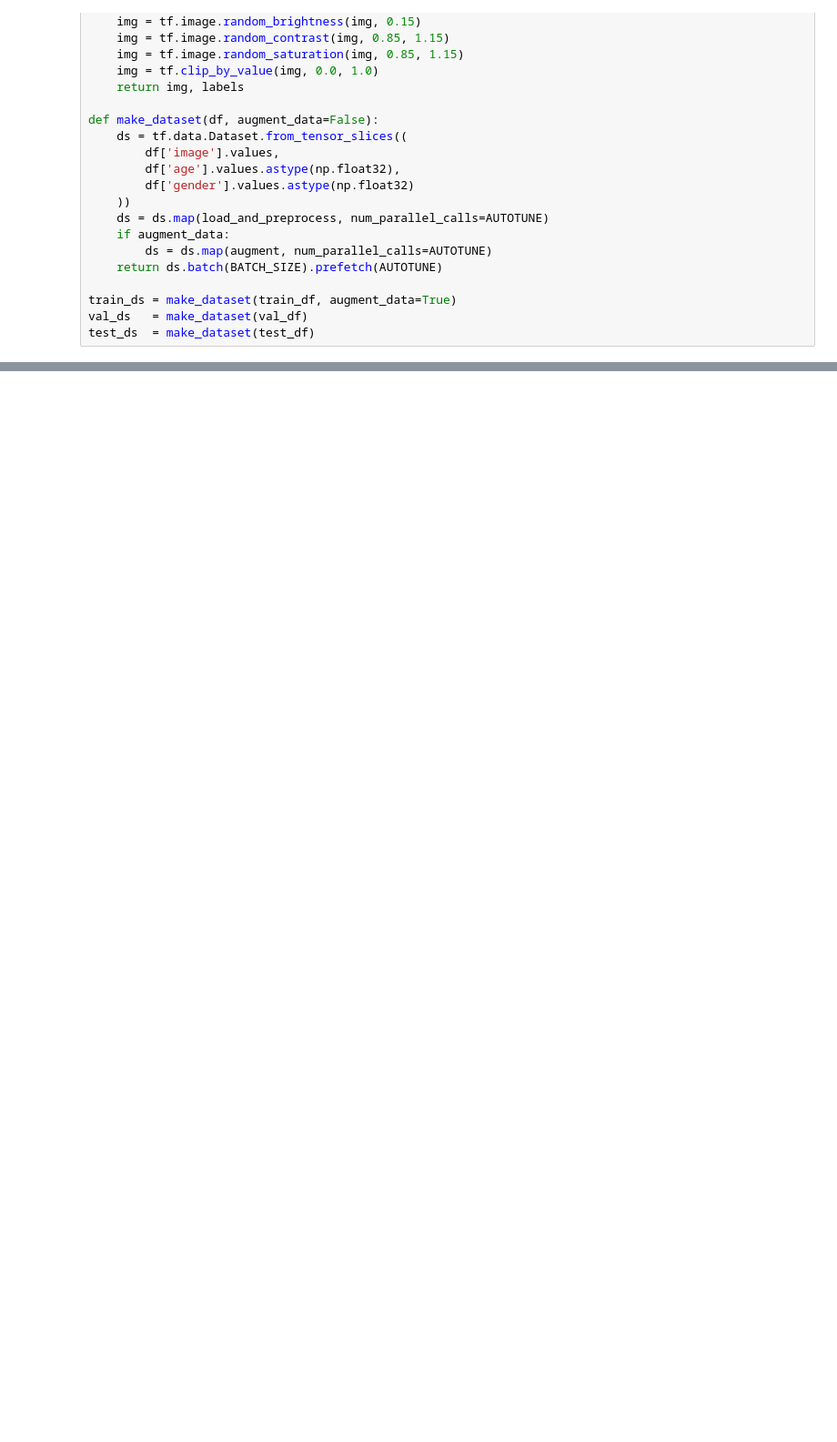
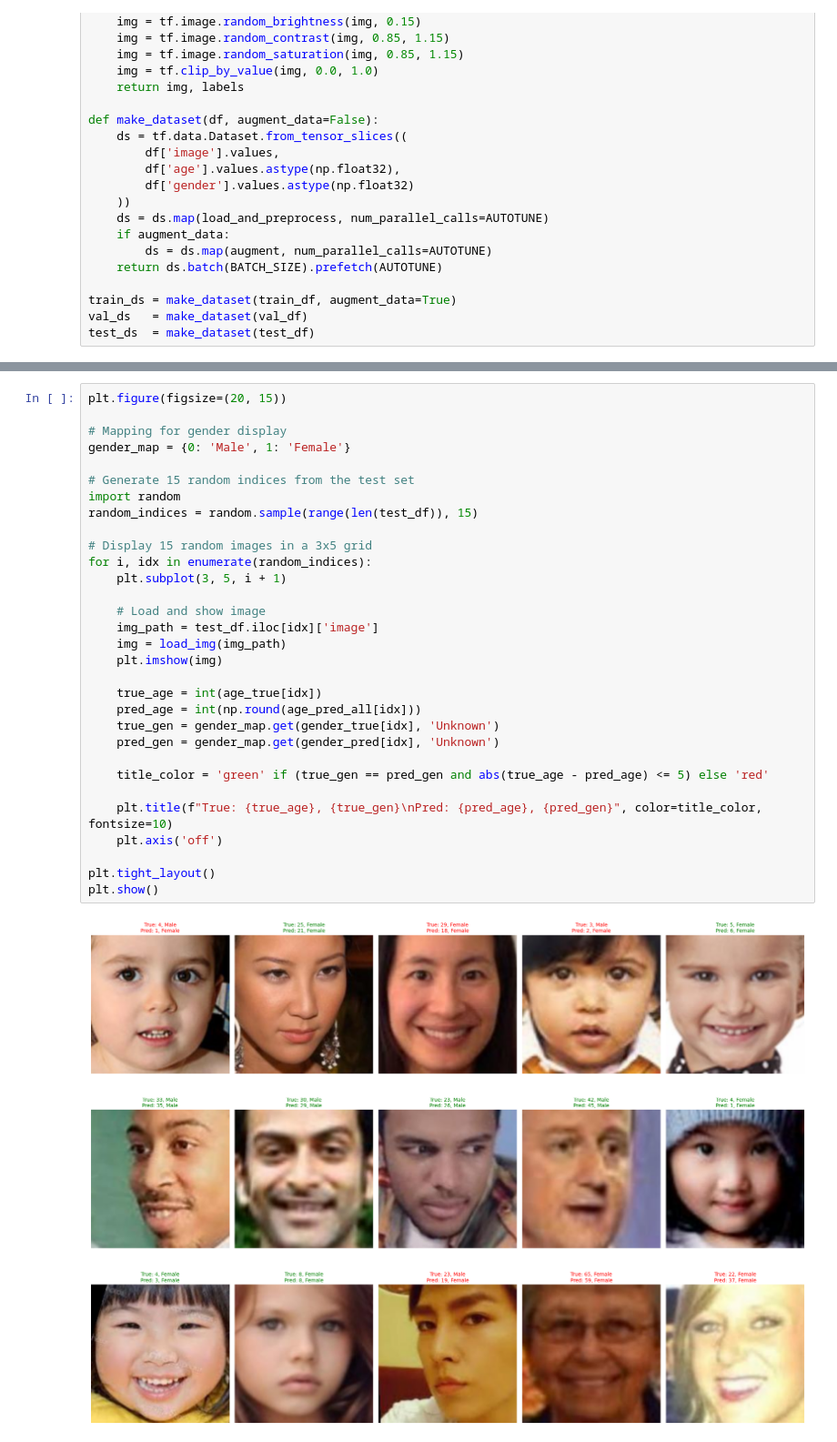
Before and after one commit to DiliniSew/Deep-Learning_Mini-Project, a Jupyter notebook: Copy_of_Notebook_gdesh.ipynb, the cells around one changed output, grey strips where cells are left out. Shown at 91% size. Cells and saved outputs as stored; diff of their text form; blank space fills up the shorter version.

```diff
--- a/Copy_of_Notebook_gdesh.ipynb
+++ b/Copy_of_Notebook_gdesh.ipynb
@@ -651,0 +601,33 @@ weighted avg       0.88      0.88      0.88      2487
+# %%
+plt.figure(figsize=(20, 15))
+
+# Mapping for gender display
+gender_map = {0: 'Male', 1: 'Female'}
+
+# Generate 15 random indices from the test set
+import random
+random_indices = random.sample(range(len(test_df)), 15)
+
+# Display 15 random images in a 3x5 grid
+for i, idx in enumerate(random_indices):
+    plt.subplot(3, 5, i + 1)
+
+    # Load and show image
+    img_path = test_df.iloc[idx]['image']
+    img = load_img(img_path)
+    plt.imshow(img)
+
+    true_age = int(age_true[idx])
+    pred_age = int(np.round(age_pred_all[idx]))
+    true_gen = gender_map.get(gender_true[idx], 'Unknown')
+    pred_gen = gender_map.get(gender_pred[idx], 'Unknown')
+
+    title_color = 'green' if (true_gen == pred_gen and abs(true_age - pred_age) <= 5) else 'red'
+
+    plt.title(f"True: {true_age}, {true_gen}\nPred: {pred_age}, {pred_gen}", color=title_color, fontsize=10)
+    plt.axis('off')
+
+plt.tight_layout()
+plt.show()
+# %% [output]
+[figure, added]
```
Also changed, not shown: parts of 17 cells of this notebook.
